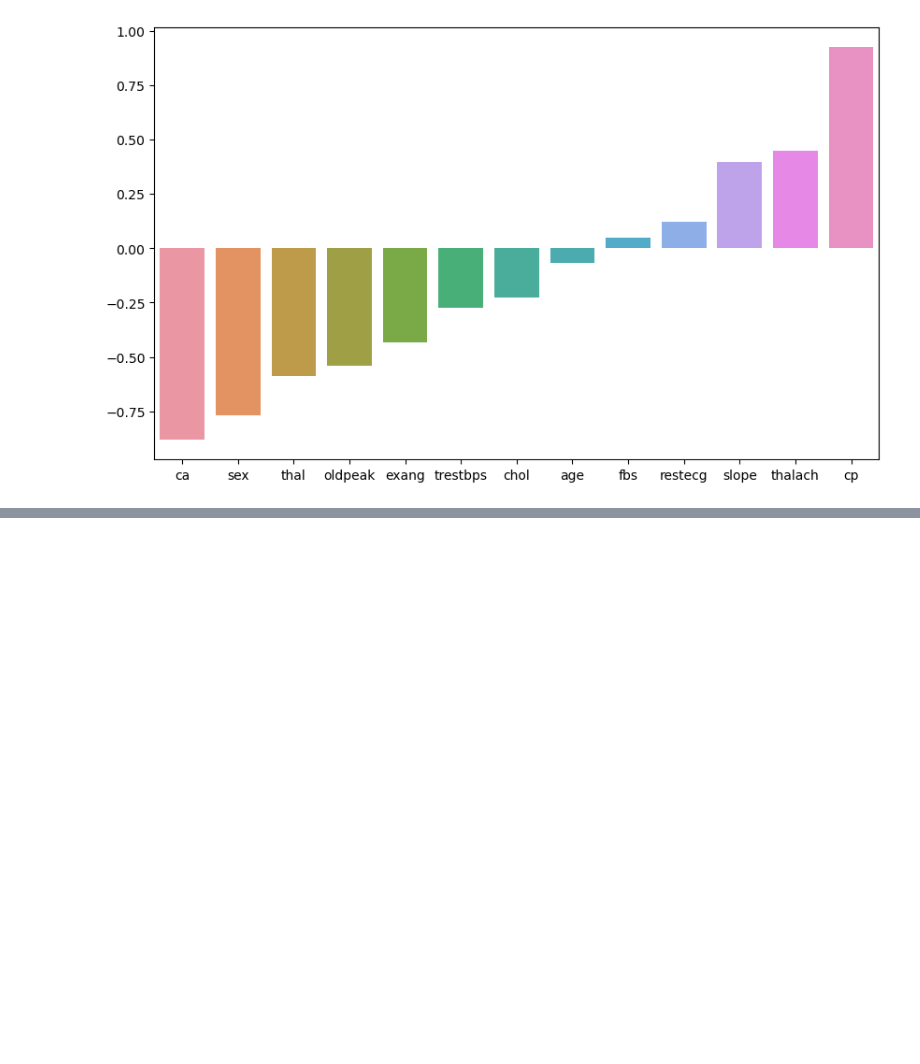
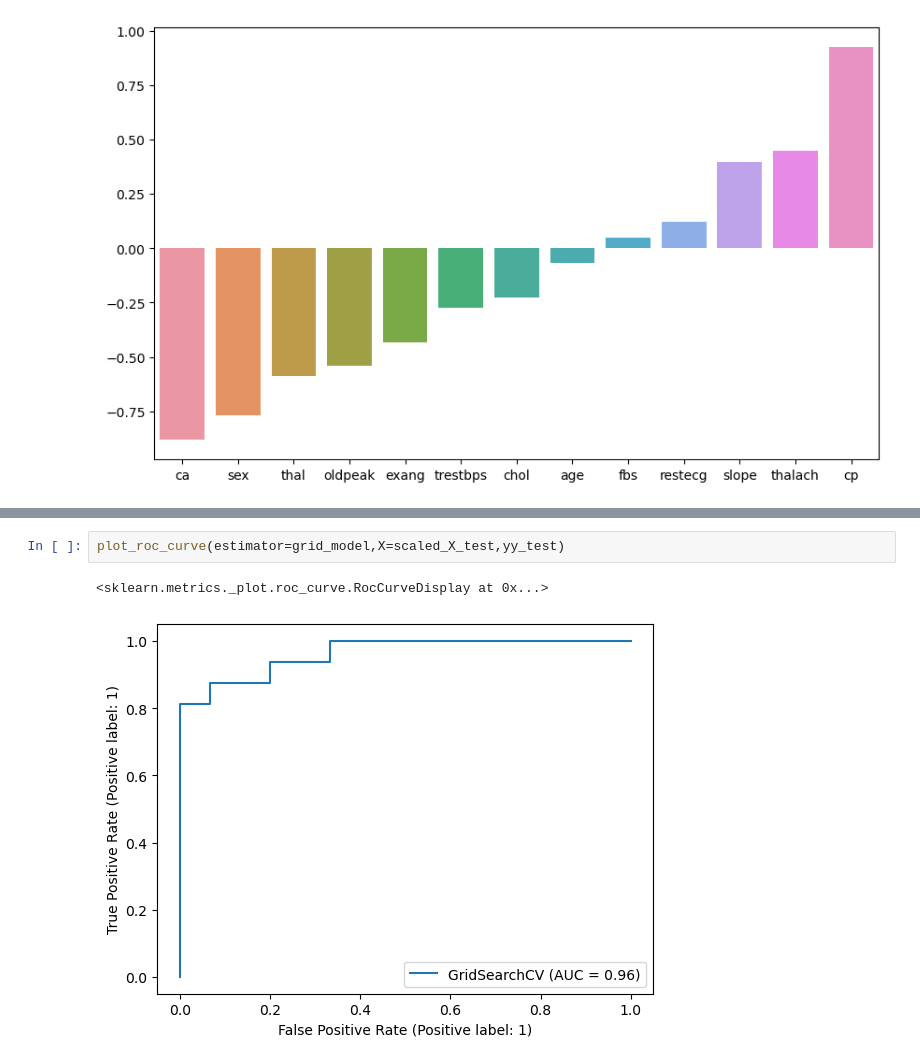
Before and after one commit to NadeemDin/ML-Logistic-Regression, a Jupyter notebook: Heart disease classification model.ipynb, the cells around one changed output, grey strips where cells are left out. Drawn from its saved outputs; the diff is of its cells as text; blank space fills up the shorter version.

```diff
--- a/Heart disease classification model.ipynb
+++ b/Heart disease classification model.ipynb
@@ -331,0 +368,5 @@ sns.barplot(x=coefs.index,y=coefs.values);
+# %%
+plot_roc_curve(estimator=grid_model,X=scaled_X_test,yy_test)
+# %% [output]
+<sklearn.metrics._plot.roc_curve.RocCurveDisplay at 0x...>
+[figure, added]
```
Also changed, not shown: parts of 15 cells of this notebook.
